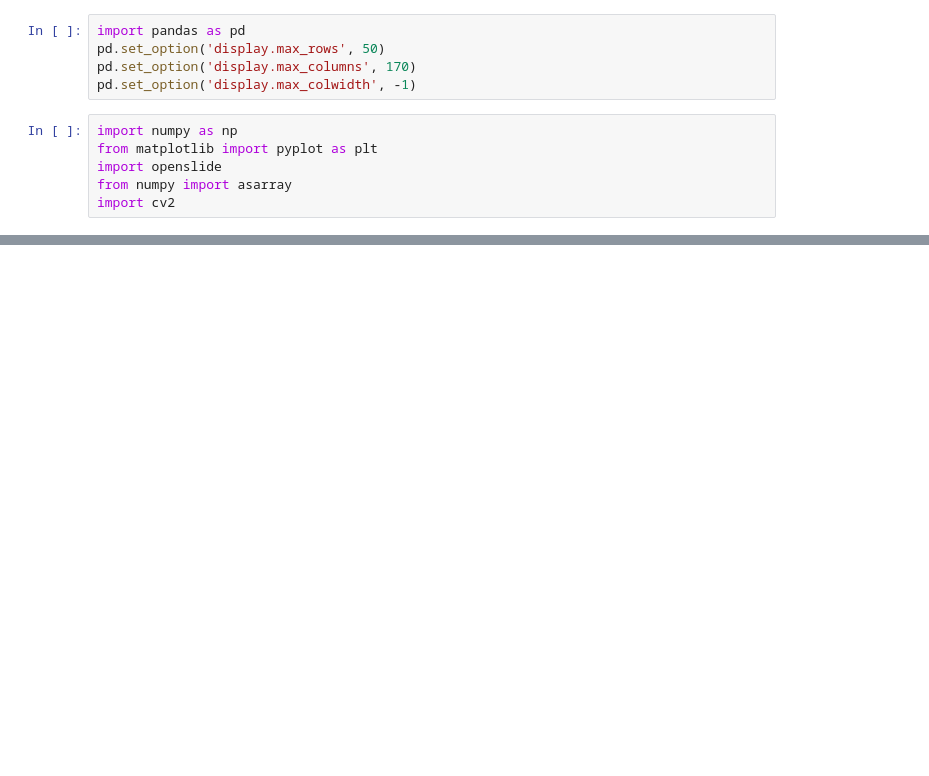
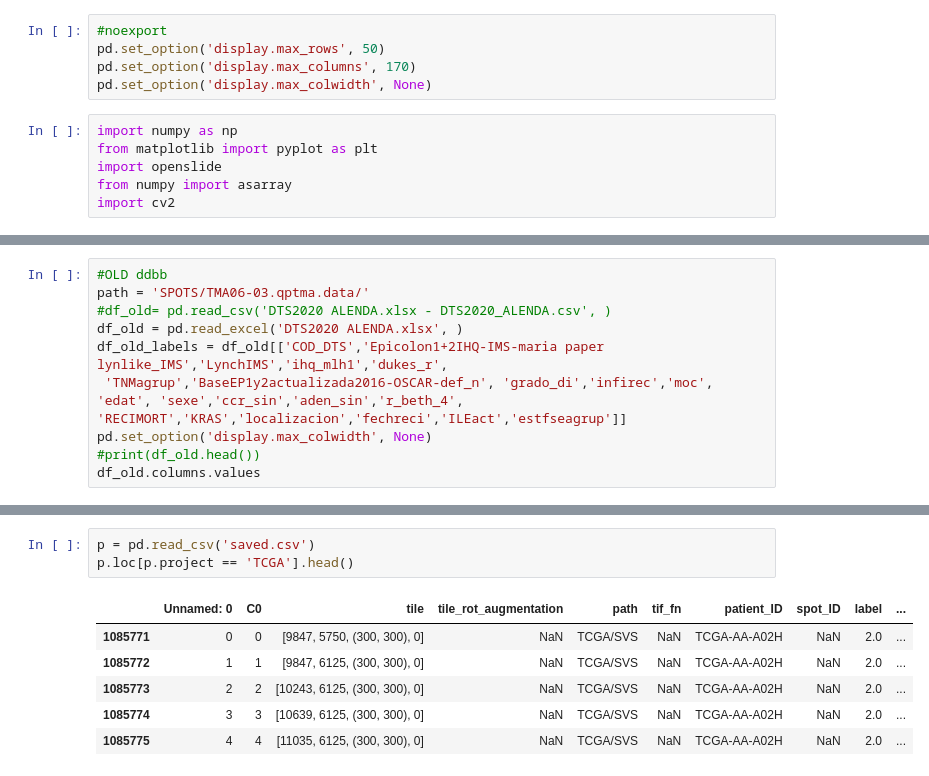
Before and after one commit to auriml/EPICOLON, a Jupyter notebook: TMA_tools.ipynb, the cells around one changed output, grey strips where cells are left out. Drawn from its saved outputs; the diff is of its cells as text; blank space fills up the shorter version.

```diff
--- a/TMA_tools.ipynb
+++ b/TMA_tools.ipynb
@@ -13,9 +19,9 @@ import fastai2
 %matplotlib inline
 # %%
-import pandas as pd
+#noexport
 pd.set_option('display.max_rows', 50)
 pd.set_option('display.max_columns', 170)
-pd.set_option('display.max_colwidth', -1)
+pd.set_option('display.max_colwidth', None)
 # %%
 import numpy as np
 from matplotlib import pyplot as plt
@@ -772,0 +296,12 @@ tma.img_tif.properties
+# %%
+#OLD ddbb
+path = 'SPOTS/TMA06-03.qptma.data/'
+#df_old= pd.read_csv('DTS2020 ALENDA.xlsx - DTS2020_ALENDA.csv', )
+df_old = pd.read_excel('DTS2020 ALENDA.xlsx', )
+df_old_labels = df_old[['COD_DTS','Epicolon1+2IHQ-IMS-maria paper lynlike_IMS','LynchIMS','ihq_mlh1','dukes_r',
+ 'TNMagrup','BaseEP1y2actualizada2016-OSCAR-def_n', 'grado_di','infirec','moc',
+'edat', 'sexe','ccr_sin','aden_sin','r_beth_4',
+'RECIMORT','KRAS','localizacion','fechreci','ILEact','estfseagrup']]
+pd.set_option('display.max_colwidth', None)
+#print(df_old.head())
+df_old.columns.values
@@ -772,0 +709,10 @@ tma.img_tif.properties
+# %%
+p = pd.read_csv('saved.csv')
+p.loc[p.project == 'TCGA'].head()
+# %% [output]
+|  | Unnamed: 0 | C0 | tile | tile_rot_augmentation | path | tif_fn | patient_ID | spot_ID | label | ... |
+| 1085771 | 0 | 0 | [9847, 5750, (300, 300), 0] | NaN | TCGA/SVS | NaN | TCGA-AA-A02H | NaN | 2.0 | ... |
+| 1085772 | 1 | 1 | [9847, 6125, (300, 300), 0] | NaN | TCGA/SVS | NaN | TCGA-AA-A02H | NaN | 2.0 | ... |
+| 1085773 | 2 | 2 | [10243, 6125, (300, 300), 0] | NaN | TCGA/SVS | NaN | TCGA-AA-A02H | NaN | 2.0 | ... |
+| 1085774 | 3 | 3 | [10639, 6125, (300, 300), 0] | NaN | TCGA/SVS | NaN | TCGA-AA-A02H | NaN | 2.0 | ... |
+| 1085775 | 4 | 4 | [11035, 6125, (300, 300), 0] | NaN | TCGA/SVS | NaN | TCGA-AA-A02H | NaN | 2.0 | ... |
```
Also changed, not shown: parts of 116 cells of this notebook, 13 other files.
